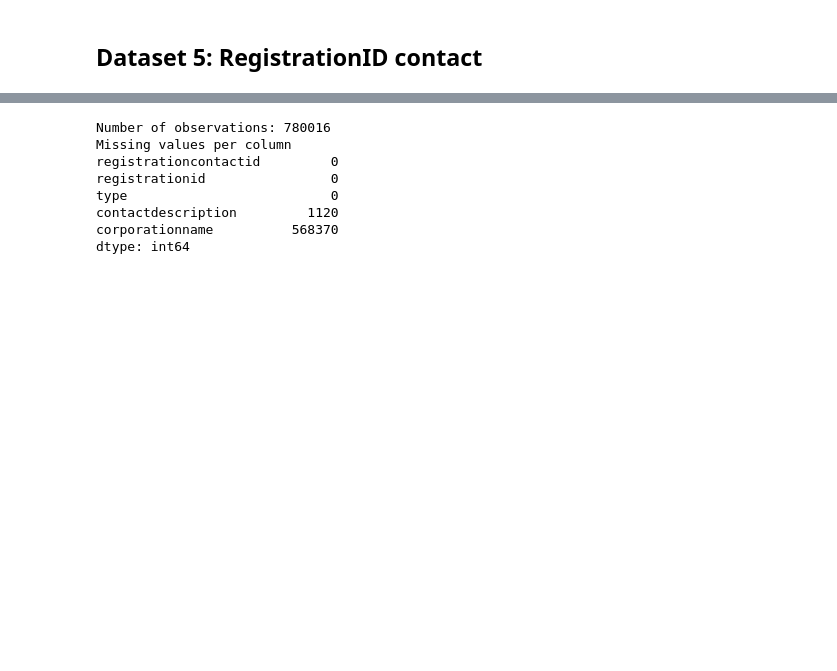
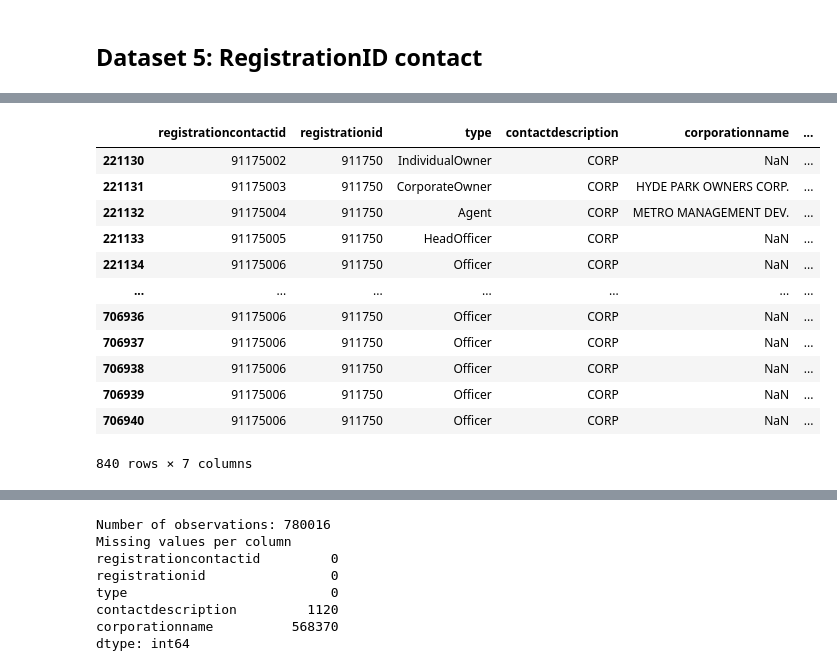
Before and after one commit to mariatmvendas/sdata_project, a Jupyter notebook: build_datasets.ipynb, the cells around one changed output, grey strips where cells are left out. Drawn from its saved outputs; the diff is of its cells as text; code cells hidden in the pictures; blank space fills up the shorter version.

```diff
--- a/build_datasets.ipynb
+++ b/build_datasets.ipynb
@@ -620,6 +620,22 @@ df_contacts.head(10)
 | 7 | 13157205 | 131572 | HeadOfficer | GEN.PART | NaN | ... |
 | 8 | 13157206 | 131572 | Officer | GEN.PART | NaN | ... |
 | 9 | 10980803 | 109808 | CorporateOwner | CORP | 1576.FIRST AVENUE, INC | ... |
+# %%
+df_contacts[df_contacts["registrationid"]=="911750"]
+# %% [output]
+|  | registrationcontactid | registrationid | type | contactdescription | corporationname | ... |
+| 221130 | 91175002 | 911750 | IndividualOwner | CORP | NaN | ... |
+| 221131 | 91175003 | 911750 | CorporateOwner | CORP | HYDE PARK OWNERS CORP. | ... |
+| 221132 | 91175004 | 911750 | Agent | CORP | METRO MANAGEMENT DEV. | ... |
+| 221133 | 91175005 | 911750 | HeadOfficer | CORP | NaN | ... |
+| 221134 | 91175006 | 911750 | Officer | CORP | NaN | ... |
+| ... | ... | ... | ... | ... | ... | ... |
+| 706936 | 91175006 | 911750 | Officer | CORP | NaN | ... |
+| 706937 | 91175006 | 911750 | Officer | CORP | NaN | ... |
+| 706938 | 91175006 | 911750 | Officer | CORP | NaN | ... |
+| 706939 | 91175006 | 911750 | Officer | CORP | NaN | ... |
+| 706940 | 91175006 | 911750 | Officer | CORP | NaN | ... |
+840 rows × 7 columns
 # %%
 df_contacts.head(20)
 # %% [output]
```
